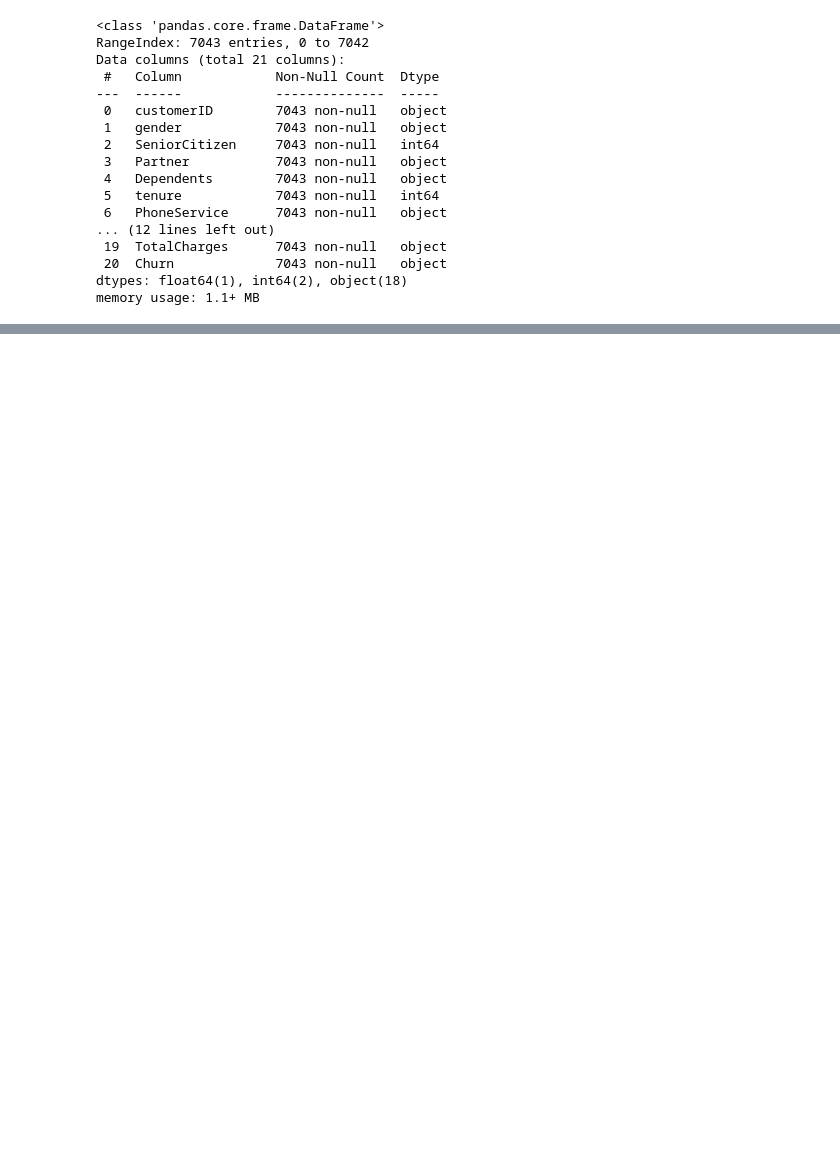
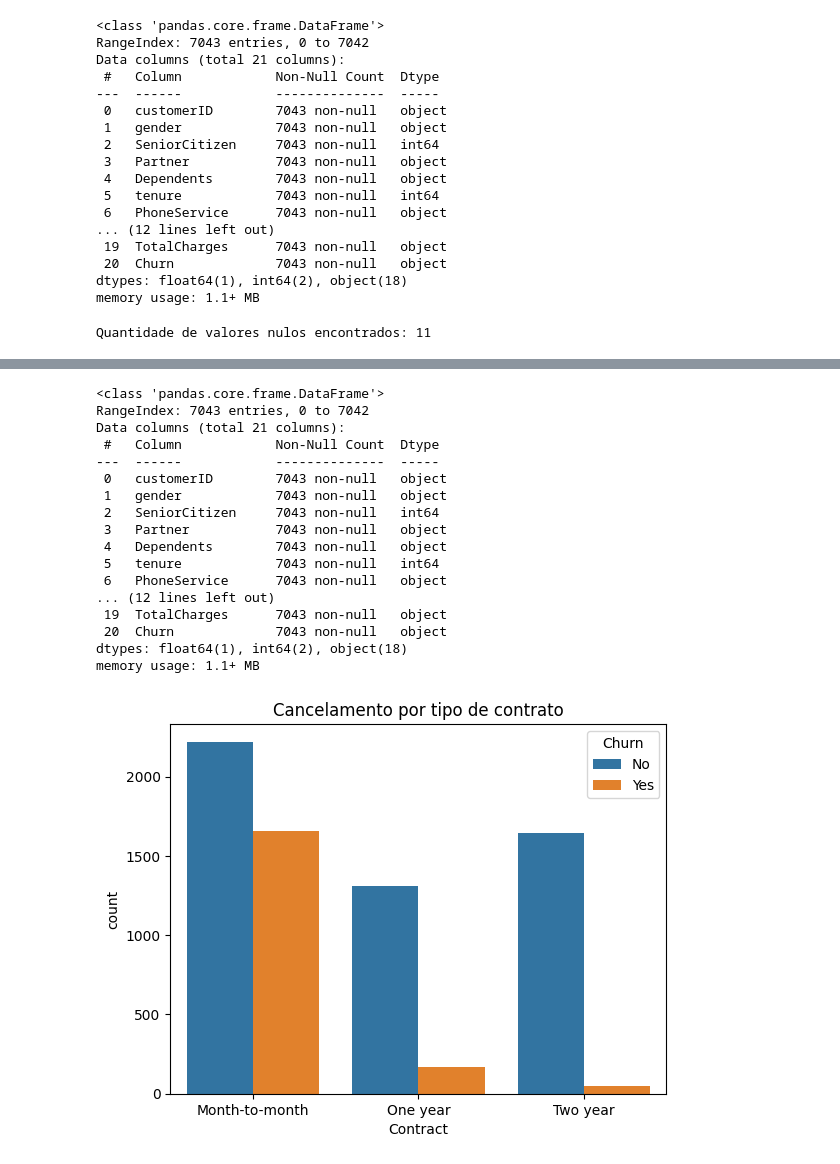
Before and after one commit to NicolasDev-web/ChurnPrediction, a Jupyter notebook: analise_churn.ipynb, the cells around one changed output, grey strips where cells are left out. Cells and saved outputs as stored; diff of their text form; code cells hidden in the pictures; blank space fills up the shorter version.

```diff
--- a/analise_churn.ipynb
+++ b/analise_churn.ipynb
@@ -36,5 +37,28 @@ Data columns (total 21 columns):
 dtypes: float64(1), int64(2), object(18)
 memory usage: 1.1+ MB
 # %%
+
 #errors='coerce'vai gerar um nan para textos ruins(textos vazios)
 df ['TotalCharges'] = pd.to_numeric(df['TotalCharges'], errors='coerce')
+
+qtd_nulos= df['TotalCharges'].isnull().sum()
+print(f"Quantidade de valores nulos encontrados: {qtd_nulos}")
+
+#Preenche com zero (assumindo que são os clientes que não pagaram)
+df['TotalCharges'] = df['TotalCharges'].fillna(0)
+
+#validando hipotese do cancelamento por tipo de contrato
+pd.set_option('display.max_columns', None)
+
+df = pd.read_csv('WA_Fn-UseC_-Telco-Customer-Churn.csv')
+
+display(df.head())
+
+df.info()
+sns.countplot(data=df, x='Contract' , hue='Churn')
+plt.title('Cancelamento por tipo de contrato')
+plt.show()
+
+#todo: Terminar o projeto, Ver como aplicar no BI
+# %% [output]
+Quantidade de valores nulos encontrados: 11
@@ -40,0 +71,18 @@ df ['TotalCharges'] = pd.to_numeric(df['TotalCharges'], errors='coerce')
+<class 'pandas.core.frame.DataFrame'>
+RangeIndex: 7043 entries, 0 to 7042
+Data columns (total 21 columns):
+ #   Column            Non-Null Count  Dtype
+---  ------            --------------  -----
+ 0   customerID        7043 non-null   object
+ 1   gender            7043 non-null   object
+ 2   SeniorCitizen     7043 non-null   int64
+ 3   Partner           7043 non-null   object
+ 4   Dependents        7043 non-null   object
+ 5   tenure            7043 non-null   int64
+ 6   PhoneService      7043 non-null   object
+... (12 lines left out)
+ 19  TotalCharges      7043 non-null   object
+ 20  Churn             7043 non-null   object
+dtypes: float64(1), int64(2), object(18)
+memory usage: 1.1+ MB
+[figure, added]
```
Also changed, not shown: parts of 2 cells of this notebook.
